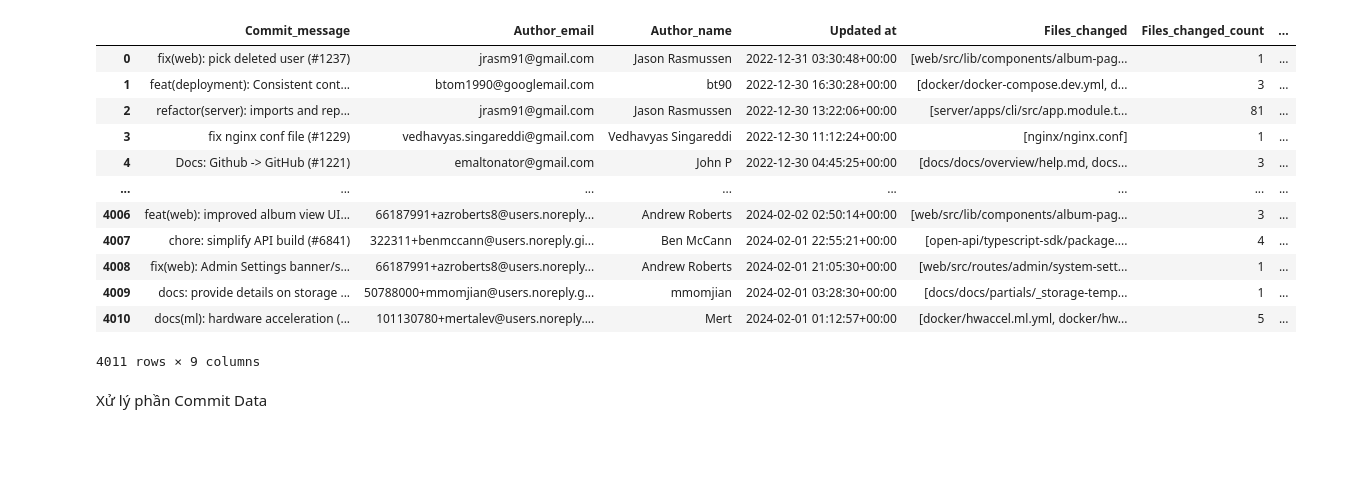
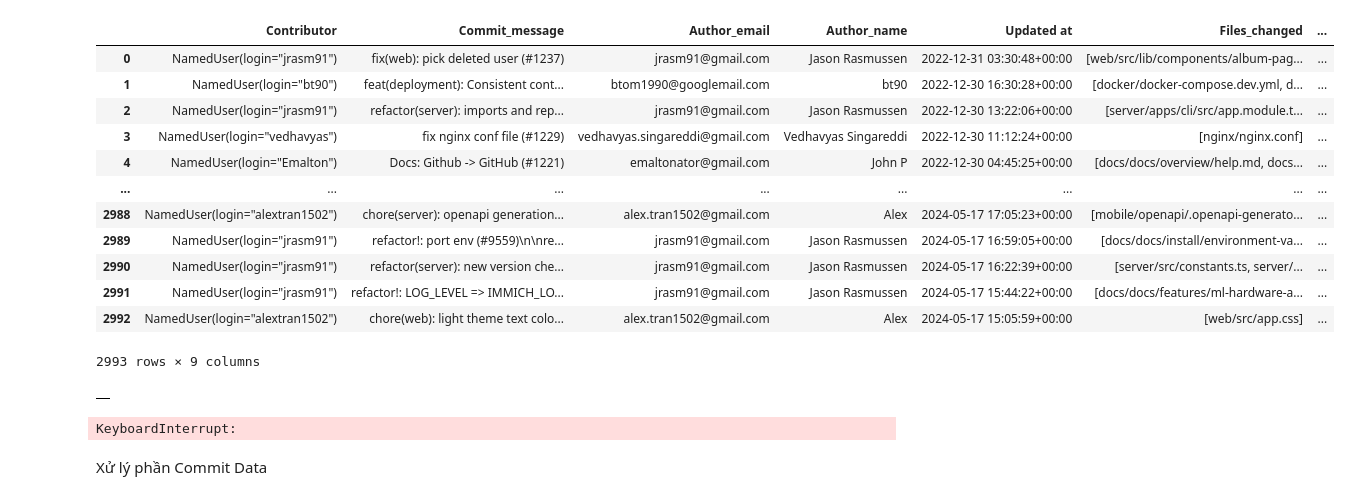
Before and after one commit to bokuwakira1411/PythonDataAnalysis, a Jupyter notebook: data.ipynb, the cells around one changed output. Drawn from its saved outputs; the diff is of its cells as text; code cells hidden in the pictures; blank space fills up the shorter version.

```diff
--- a/up.ipynb
+++ b/data.ipynb
@@ -88,3 +103,20 @@ get_commits()
 start_date = datetime.datetime(2023, 2,1)
 end_date = datetime.datetime(2024, 1, 1)
 get_commits()
+# %%
+df = pd.DataFrame(commit_data)
+df
+# %% [output]
+|  | Contributor | Commit_message | Author_email | Author_name | Updated at | Files_changed | ... |
+| 0 | NamedUser(login="jrasm91") | fix(web): pick deleted user (#1237) | jrasm91@gmail.com | Jason Rasmussen | 2022-12-31 03:30:48+00:00 | [web/src/lib/components/album-pag... | ... |
+| 1 | NamedUser(login="bt90") | feat(deployment): Consistent cont... | btom1990@googlemail.com | bt90 | 2022-12-30 16:30:28+00:00 | [docker/docker-compose.dev.yml, d... | ... |
+| 2 | NamedUser(login="jrasm91") | refactor(server): imports and rep... | jrasm91@gmail.com | Jason Rasmussen | 2022-12-30 13:22:06+00:00 | [server/apps/cli/src/app.module.t... | ... |
+| 3 | NamedUser(login="vedhavyas") | fix nginx conf file (#1229) | vedhavyas.singareddi@gmail.com | Vedhavyas Singareddi | 2022-12-30 11:12:24+00:00 | [nginx/nginx.conf] | ... |
+| 4 | NamedUser(login="Emalton") | Docs: Github -> GitHub (#1221) | emaltonator@gmail.com | John P | 2022-12-30 04:45:25+00:00 | [docs/docs/overview/help.md, docs... | ... |
+| ... | ... | ... | ... | ... | ... | ... | ... |
+| 2988 | NamedUser(login="alextran1502") | chore(server): openapi generation... | alex.tran1502@gmail.com | Alex | 2024-05-17 17:05:23+00:00 | [mobile/openapi/.openapi-generato... | ... |
+| 2989 | NamedUser(login="jrasm91") | refactor!: port env (#9559)\n\nre... | jrasm91@gmail.com | Jason Rasmussen | 2024-05-17 16:59:05+00:00 | [docs/docs/install/environment-va... | ... |
+| 2990 | NamedUser(login="jrasm91") | refactor(server): new version che... | jrasm91@gmail.com | Jason Rasmussen | 2024-05-17 16:22:39+00:00 | [server/src/constants.ts, server/... | ... |
+| 2991 | NamedUser(login="jrasm91") | refactor!: LOG_LEVEL => IMMICH_LO... | jrasm91@gmail.com | Jason Rasmussen | 2024-05-17 15:44:22+00:00 | [docs/docs/features/ml-hardware-a... | ... |
+| 2992 | NamedUser(login="alextran1502") | chore(web): light theme text colo... | alex.tran1502@gmail.com | Alex | 2024-05-17 15:05:59+00:00 | [web/src/app.css] | ... |
+2993 rows × 9 columns
@@ -91,6 +132,12 @@ get_commits()
+# %%
+data_temp
+# %% [output]
+|  |
 # %%
 start_date = datetime.datetime(2024, 2,1)
 end_date = datetime.datetime(2024, 7, 6)
-get_commits()
+commit_data2 = get_commits()
+# %% [output]
+KeyboardInterrupt:
 # %%
 df = pd.DataFrame(commit_data)
@@ -98,19 +145,3 @@ df.to_csv('commit_data.csv', index=False)
-# %%
-df
-# %% [output]
-|  | Commit_message | Author_email | Author_name | Updated at | Files_changed | Files_changed_count | ... |
-| 0 | fix(web): pick deleted user (#1237) | jrasm91@gmail.com | Jason Rasmussen | 2022-12-31 03:30:48+00:00 | [web/src/lib/components/album-pag... | 1 | ... |
-| 1 | feat(deployment): Consistent cont... | btom1990@googlemail.com | bt90 | 2022-12-30 16:30:28+00:00 | [docker/docker-compose.dev.yml, d... | 3 | ... |
-| 2 | refactor(server): imports and rep... | jrasm91@gmail.com | Jason Rasmussen | 2022-12-30 13:22:06+00:00 | [server/apps/cli/src/app.module.t... | 81 | ... |
-| 3 | fix nginx conf file (#1229) | vedhavyas.singareddi@gmail.com | Vedhavyas Singareddi | 2022-12-30 11:12:24+00:00 | [nginx/nginx.conf] | 1 | ... |
-| 4 | Docs: Github -> GitHub (#1221) | emaltonator@gmail.com | John P | 2022-12-30 04:45:25+00:00 | [docs/docs/overview/help.md, docs... | 3 | ... |
-| ... | ... | ... | ... | ... | ... | ... | ... |
-| 4006 | feat(web): improved album view UI... | 66187991+azroberts8@users.noreply... | Andrew Roberts | 2024-02-02 02:50:14+00:00 | [web/src/lib/components/album-pag... | 3 | ... |
-| 4007 | chore: simplify API build (#6841) | 322311+benmccann@users.noreply.gi... | Ben McCann | 2024-02-01 22:55:21+00:00 | [open-api/typescript-sdk/package.... | 4 | ... |
-| 4008 | fix(web): Admin Settings banner/s... | 66187991+azroberts8@users.noreply... | Andrew Roberts | 2024-02-01 21:05:30+00:00 | [web/src/routes/admin/system-sett... | 1 | ... |
-| 4009 | docs: provide details on storage ... | 50788000+mmomjian@users.noreply.g... | mmomjian | 2024-02-01 03:28:30+00:00 | [docs/docs/partials/_storage-temp... | 1 | ... |
-| 4010 | docs(ml): hardware acceleration (... | 101130780+mertalev@users.noreply.... | Mert | 2024-02-01 01:12:57+00:00 | [docker/hwaccel.ml.yml, docker/hw... | 5 | ... |
-4011 rows × 9 columns
 # %% [markdown]
 Xử lý phần Commit Data
 # %%
```
Also changed, not shown: parts of 14 cells of this notebook, 1 other file.
